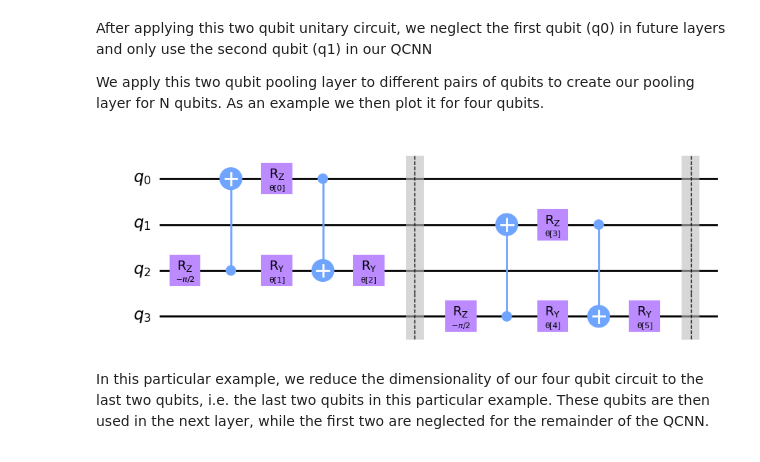
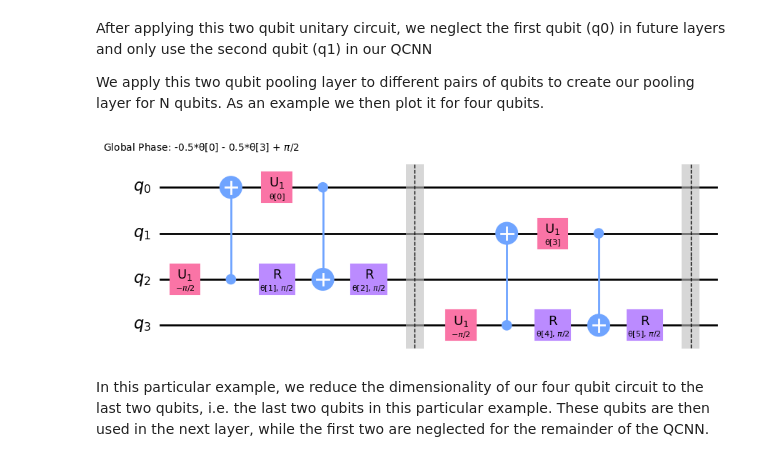
Before and after one commit to anttpg/LHC-QCNN, a Jupyter notebook: QCNN Classifier.ipynb, the cells around one changed output. Cells and saved outputs as stored; diff of their text form; code cells hidden in the pictures.

```diff
--- a/QCNN Classifier.ipynb
+++ b/QCNN Classifier.ipynb
@@ -261,28 +266,34 @@ We apply this two qubit pooling layer to different pairs of qubits to create our
 # %%
 def pool_layer(sources, sinks, param_prefix):
     num_qubits = len(sources) + len(sinks)
     qc = QuantumCircuit(num_qubits, name="Pooling Layer")
     param_index = 0
     params = ParameterVector(param_prefix, length=num_qubits // 2 * 3)
     for source, sink in zip(sources, sinks):
         qc = qc.compose(pool_circuit(params[param_index : (param_index + 3)]), [source, sink])
         qc.barrier()
         param_index += 3
 
     qc_inst = qc.to_instruction()
 
-    qc = QuantumCircuit(num_qubits)
-    qc.append(qc_inst, range(num_qubits))
-    return qc
+    if backend_choice == 'ionq':
+      qc2 = QuantumCircuit(num_qubits)
+      qc2.compose(qc, inplace=True)
+      return qc2
+    else :
+        qc_inst = qc.to_instruction()
+        qc = QuantumCircuit(num_qubits)
+        qc.append(qc_inst, range(num_qubits))
+        return qc
 
 
 #This is to show a test example
 sources = [0, 1]
 sinks = [2, 3]
 circuit = pool_layer(sources, sinks, "θ")
 circuit.decompose().draw("mpl")
 # %% [output]
-[figure, old version]
+[figure, new version]
 # %% [markdown]
 In this particular example, we reduce the dimensionality of our four qubit circuit to the last two qubits, i.e. the last two qubits in this particular example. These qubits are then used in the next layer, while the first two are neglected for the remainder of the QCNN.
 # %% [markdown]
```
Also changed, not shown: parts of 5 cells of this notebook.
